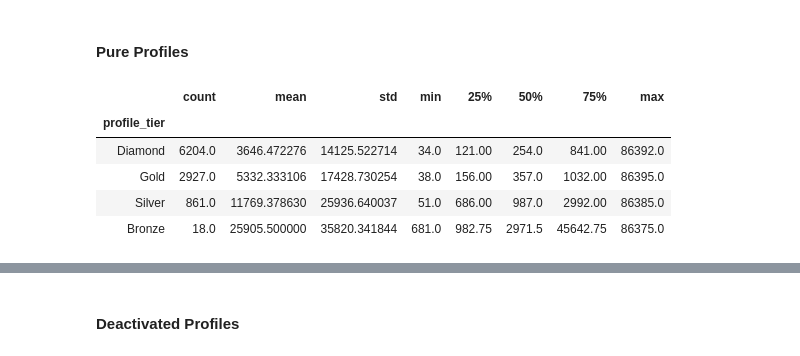
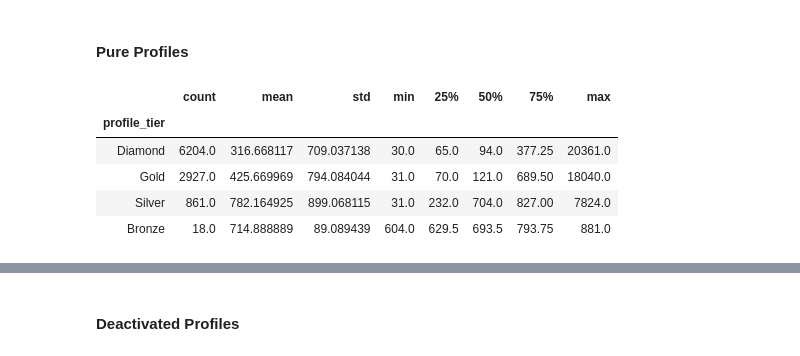
Before and after one commit to seonnyseo/data_analysis, a Jupyter notebook: dating_app/EDA.ipynb, the cells around one changed output, grey strips where cells are left out. Saved outputs shown, nothing was run; the diff lists cells and outputs as text; code cells hidden in the pictures.

```diff
--- a/dating_app/EDA.ipynb
+++ b/dating_app/EDA.ipynb
@@ -56,3 +56,5 @@ users['account_created_hour'] = pd.DatetimeIndex(users.account_created_at).hour
 # %%
 users['created_to_confirm_seconds'] = (pd.DatetimeIndex(users.admin_confirmed_at) - pd.DatetimeIndex(users.account_created_at)).seconds
 users['confirm_to_complete_seconds'] = (pd.DatetimeIndex(users.stage_updated_at) - pd.DatetimeIndex(users.admin_confirmed_at)).seconds
+users['confirm_to_rating_seconds'] = (pd.DatetimeIndex(users.rating_completed_at) - pd.DatetimeIndex(users.admin_confirmed_at)).seconds
+users['created_to_last_activity_days'] = (pd.DatetimeIndex(users.last_activity_at) - pd.DatetimeIndex(users.account_created_at)).days
@@ -284,11 +350,11 @@ Name: bio, Length: 62, dtype: object
 pure_mask = (users.is_confirm == 'Y') & (users.is_blocked.isna())
 pure_profiles = users.loc[pure_mask]
 # %%
-pure_profiles.groupby('profile_tier')['confirm_to_complete_seconds'].describe().sort_values('count', ascending = False)
+pure_profiles.groupby('profile_tier')['confirm_to_rating_seconds'].describe().sort_values('count', ascending = False)
 # %% [output]
 |  | count | mean | std | min | 25% | 50% | 75% | max |
 | profile_tier |  |  |  |  |  |  |  |  |
-| Diamond | 6204.0 | 3646.472276 | 14125.522714 | 34.0 | 121.00 | 254.0 | 841.00 | 86392.0 |
-| Gold | 2927.0 | 5332.333106 | 17428.730254 | 38.0 | 156.00 | 357.0 | 1032.00 | 86395.0 |
-| Silver | 861.0 | 11769.378630 | 25936.640037 | 51.0 | 686.00 | 987.0 | 2992.00 | 86385.0 |
-| Bronze | 18.0 | 25905.500000 | 35820.341844 | 681.0 | 982.75 | 2971.5 | 45642.75 | 86375.0 |
+| Diamond | 6204.0 | 316.668117 | 709.037138 | 30.0 | 65.0 | 94.0 | 377.25 | 20361.0 |
+| Gold | 2927.0 | 425.669969 | 794.084044 | 31.0 | 70.0 | 121.0 | 689.50 | 18040.0 |
+| Silver | 861.0 | 782.164925 | 899.068115 | 31.0 | 232.0 | 704.0 | 827.00 | 7824.0 |
+| Bronze | 18.0 | 714.888889 | 89.089439 | 604.0 | 629.5 | 693.5 | 793.75 | 881.0 |
```
Also changed, not shown: parts of 43 cells of this notebook.
